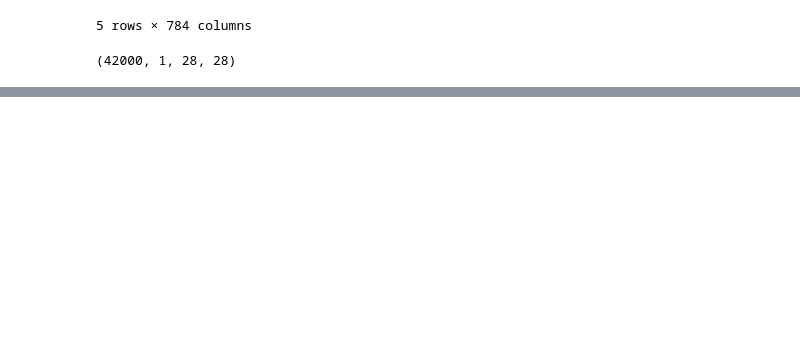
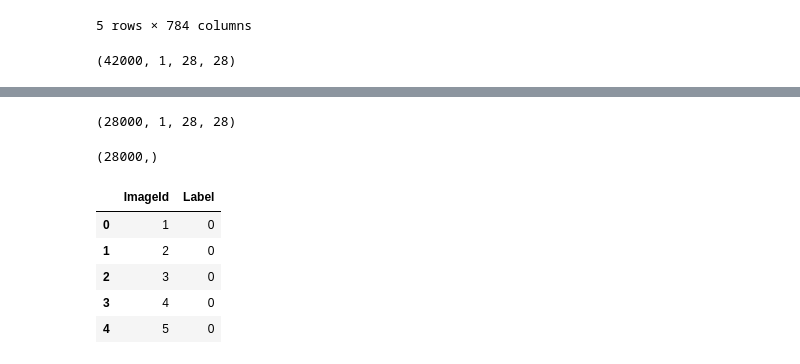
Before and after one commit to yukan97/Digits_kaggle, a Jupyter notebook: YK_digits_kaggle.ipynb, the cells around one changed output, grey strips where cells are left out. Cells and saved outputs as stored; diff of their text form; code cells hidden in the pictures; blank space fills up the shorter version.

```diff
--- a/YK_digits_kaggle.ipynb
+++ b/YK_digits_kaggle.ipynb
@@ -160,0 +185,4 @@ Epoch: 4        Training Loss: 0.003654         Accuracy: 0.998905
+# %%
+X_np.shape
+# %% [output]
+(28000, 1, 28, 28)
@@ -160,0 +194,15 @@ Epoch: 4        Training Loss: 0.003654         Accuracy: 0.998905
+# %%
+y_pred.numpy().shape
+# %% [output]
+(28000,)
+# %%
+submission_pd = pd.read_csv('/content/gdrive/My Drive/My_Colab_Works/Kaggle_Digits_Recognizer/data/sample_submission.csv')
+# %%
+submission_pd.head()
+# %% [output]
+|  | ImageId | Label |
+| 0 | 1 | 0 |
+| 1 | 2 | 0 |
+| 2 | 3 | 0 |
+| 3 | 4 | 0 |
+| 4 | 5 | 0 |
```
Also changed, not shown: parts of 18 cells of this notebook.
